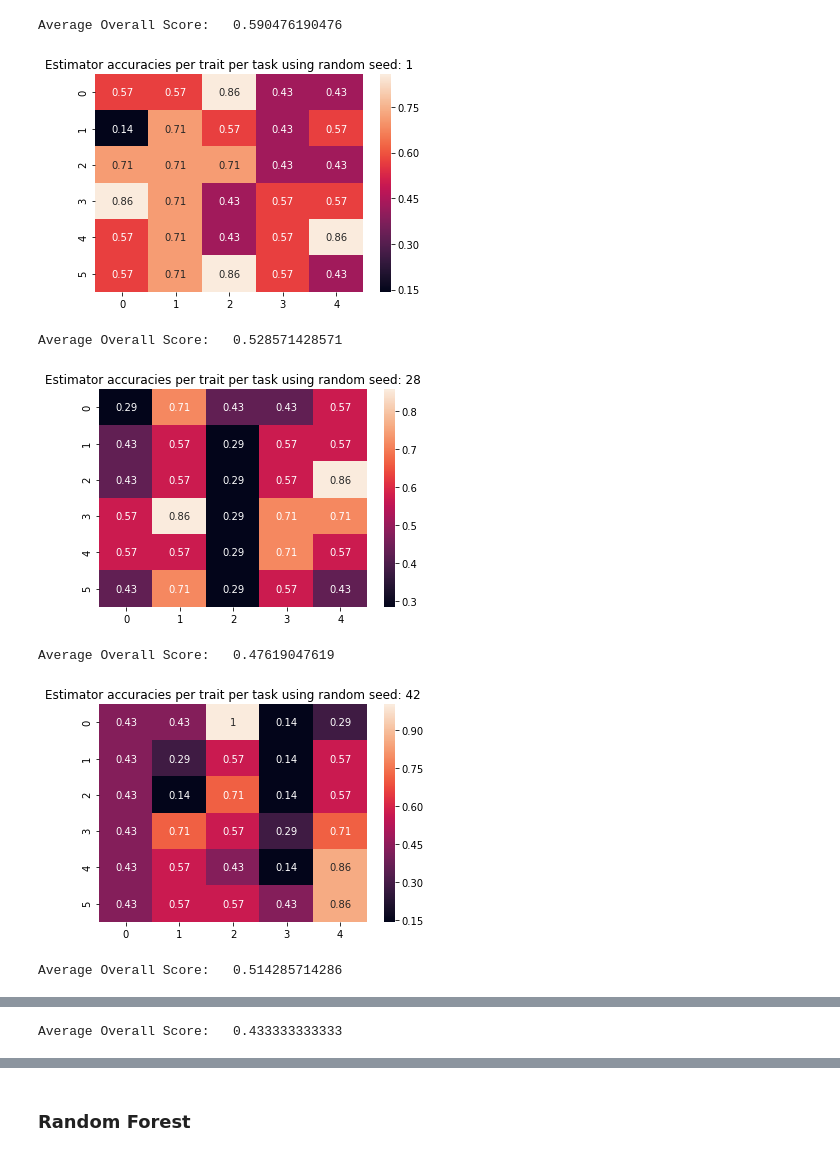
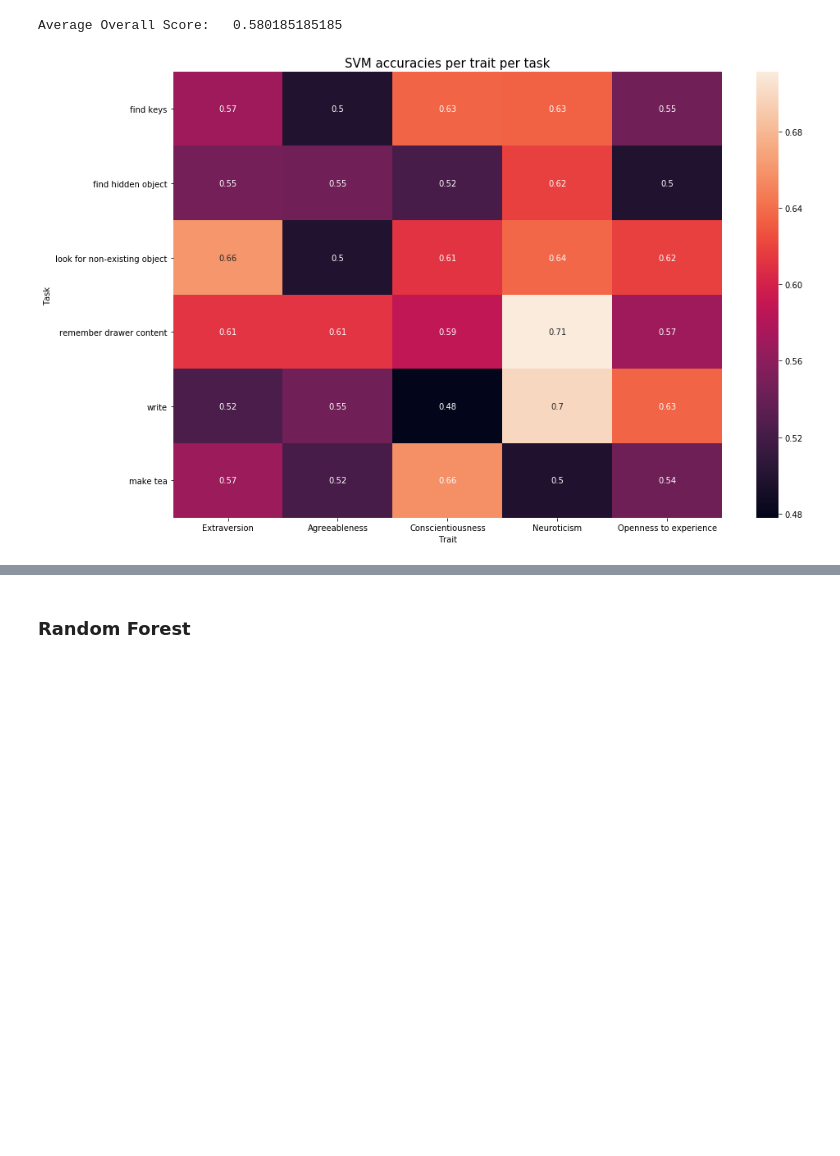
Before and after one commit to stallmo/mrp_5, a Jupyter notebook: notebooks/svm.ipynb, the cells around one changed output, grey strips where cells are left out. Saved outputs shown, nothing was run; the diff lists cells and outputs as text; code cells hidden in the pictures; blank space fills up the shorter version.

```diff
--- a/notebooks/svm.ipynb
+++ b/notebooks/svm.ipynb
@@ -11,14 +9,17 @@ random_seeds = [1,28,42, 50, 6]
+# %%
+seed = 42
+big5 = ['Extraversion', 'Agreeableness', 'Conscientiousness', 'Neuroticism', 'Openness to experience']
+tasks = ['find keys', 'find hidden object', 'look for non-existing object', 'remember drawer content', 'write', 'make tea']
+titlesize=15
+labelsize=10
 # %%
-for seed in random_seeds:
-    predictions = main("../pickle_data/feature_dataframes/all_features_restructured.p", seed, False)
-    sns.heatmap(predictions, annot=True)
-    plt.title("Estimator accuracies per trait per task using random seed: {}".format(seed))
-    plt.show()
+predictions = main("../pickle_data/feature_dataframes/all_features_restructured.p", seed, False)
+plt.figure(figsize=(15,10))
+sns.heatmap(predictions, annot=True, xticklabels=big5, yticklabels=tasks)
+plt.title("SVM accuracies per trait per task", fontsize=titlesize)
+plt.xlabel('Trait', fontsize=labelsize)
+plt.ylabel('Task', fontsize=labelsize)
+plt.show()
 # %% [output]
-Average Overall Score:   0.590476190476
+Average Overall Score:   0.580185185185
-[figure, old version]
+[figure, new version]
-Average Overall Score:   0.528571428571
-[figure, removed]
-Average Overall Score:   0.47619047619
-[figure, removed]
-Average Overall Score:   0.514285714286
@@ -26 +25,0 @@ Average Overall Score:   0.514285714286
-Average Overall Score:   0.433333333333
```
Also changed, not shown: parts of 4 cells of this notebook.
